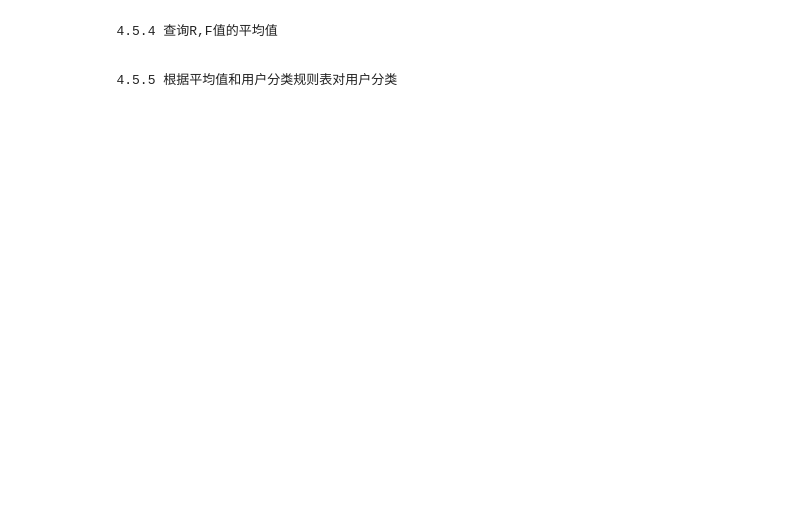
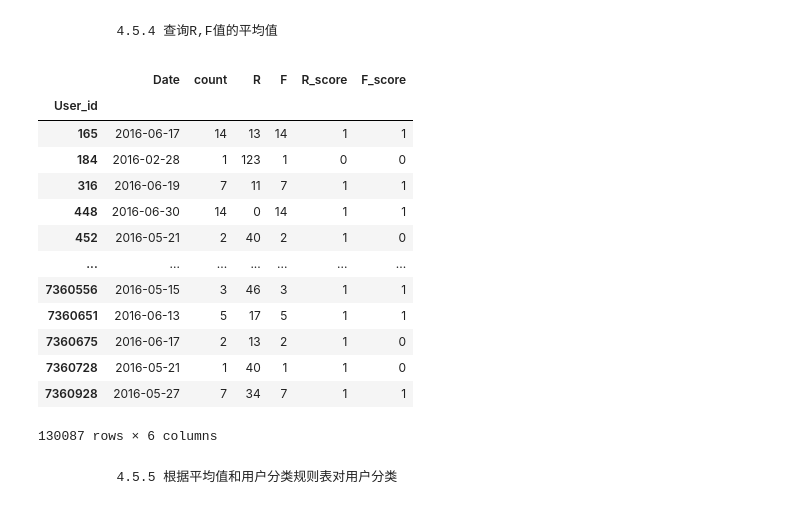
Before and after one commit to lsgd002/Data-analysis, a Jupyter notebook: 五大实战项目/5.O2O优惠券/O2O优惠券线下使用情况.ipynb, the cells around one changed output. Saved outputs shown, nothing was run; the diff lists cells and outputs as text; code cells hidden in the pictures; blank space fills up the shorter version.

```diff
--- a/五大实战项目/5.O2O优惠券/O2O优惠券线下使用情况.ipynb
+++ b/五大实战项目/5.O2O优惠券/O2O优惠券线下使用情况.ipynb
@@ -537,2 +597,5 @@ print(f'只消费一次的用户占比：{cpon_user.Date[cpon_user.Date == 1].su
 # %% [markdown]
             4.5.2 分别查询R,F的最大值，最小值以及各值数量分布情况
+# %%
+rfm_df['R'] = (datetime(2016, 6, 30) - temp_df.groupby('User_id').Date.max()).dt.days # 最后一次消费时间距离观测窗口结束的天数
+rfm_df.head(3)
@@ -539,2 +641,15 @@ print(f'只消费一次的用户占比：{cpon_user.Date[cpon_user.Date == 1].su
 # %% [markdown]
             4.5.3 根据R,F值最大值和最小值的区间设计本次的打分标准，计算R,F的值
+# %%
+def get_R(x):
+    if x <= 30:
+        return 4
+    elif x <= 60:
+        return 3
+    elif x <= 90:
+        return 2
+    else:
+        return 1
+
+rfm_df['R_score'] = rfm_df.R.apply(get_R)
+rfm_df.head(3)
@@ -541,4 +683,23 @@ print(f'只消费一次的用户占比：{cpon_user.Date[cpon_user.Date == 1].su
 # %% [markdown]
             4.5.4 查询R,F值的平均值
+# %%
+rfm_df[['R_score', 'F_score']] = (rfm_df[['R_score', 'F_score']] - rfm_df[['R_score', 'F_score']].mean()).applymap(lambda x: '1' if x >
+                                                                                                                   0 else '0')
+rfm_df
+# %% [output]
+|  | Date | count | R | F | R_score | F_score |
+| User_id |  |  |  |  |  |  |
+| 165 | 2016-06-17 | 14 | 13 | 14 | 1 | 1 |
+| 184 | 2016-02-28 | 1 | 123 | 1 | 0 | 0 |
+| 316 | 2016-06-19 | 7 | 11 | 7 | 1 | 1 |
+| 448 | 2016-06-30 | 14 | 0 | 14 | 1 | 1 |
+| 452 | 2016-05-21 | 2 | 40 | 2 | 1 | 0 |
+| ... | ... | ... | ... | ... | ... | ... |
+| 7360556 | 2016-05-15 | 3 | 46 | 3 | 1 | 1 |
+| 7360651 | 2016-06-13 | 5 | 17 | 5 | 1 | 1 |
+| 7360675 | 2016-06-17 | 2 | 13 | 2 | 1 | 0 |
+| 7360728 | 2016-05-21 | 1 | 40 | 1 | 1 | 0 |
+| 7360928 | 2016-05-27 | 7 | 34 | 7 | 1 | 1 |
+130087 rows × 6 columns
 # %% [markdown]
             4.5.5 根据平均值和用户分类规则表对用户分类
```
Also changed, not shown: parts of 37 cells of this notebook.
